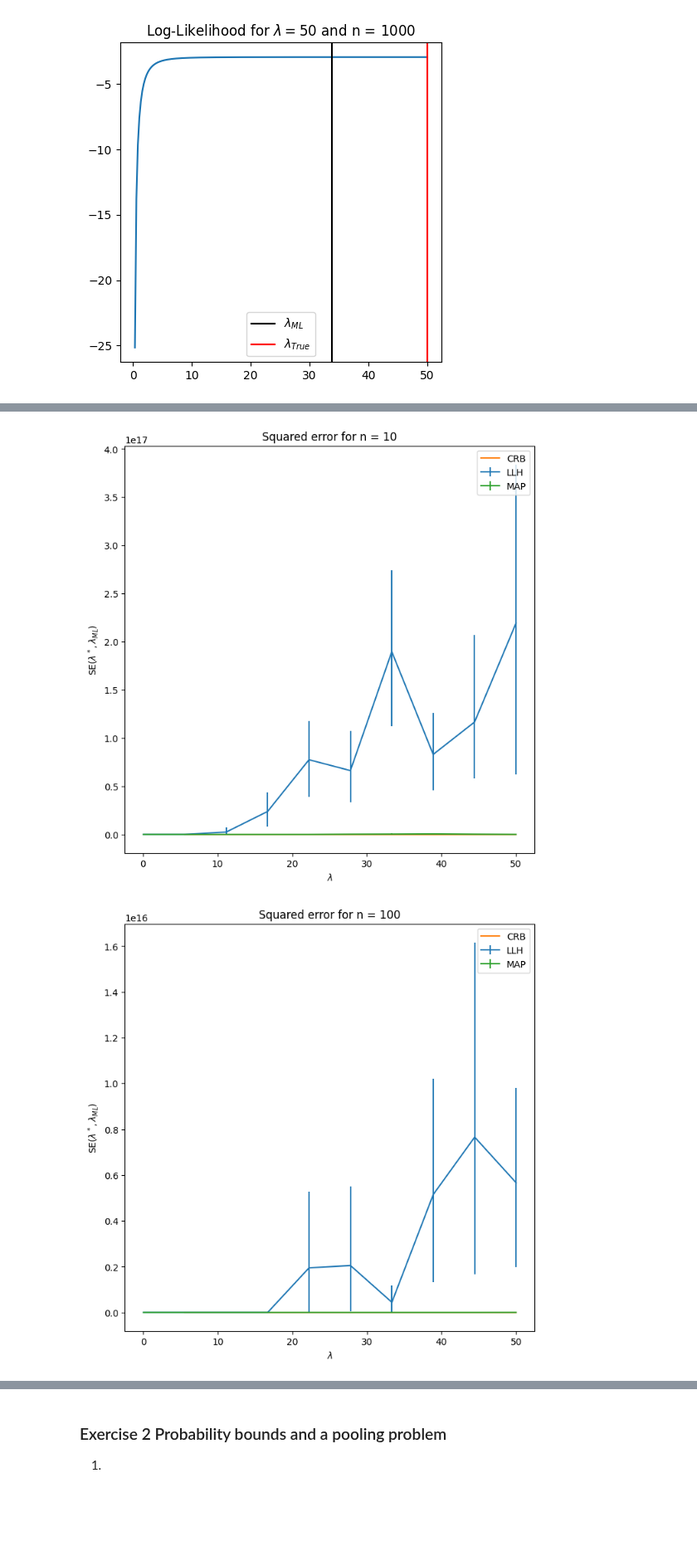
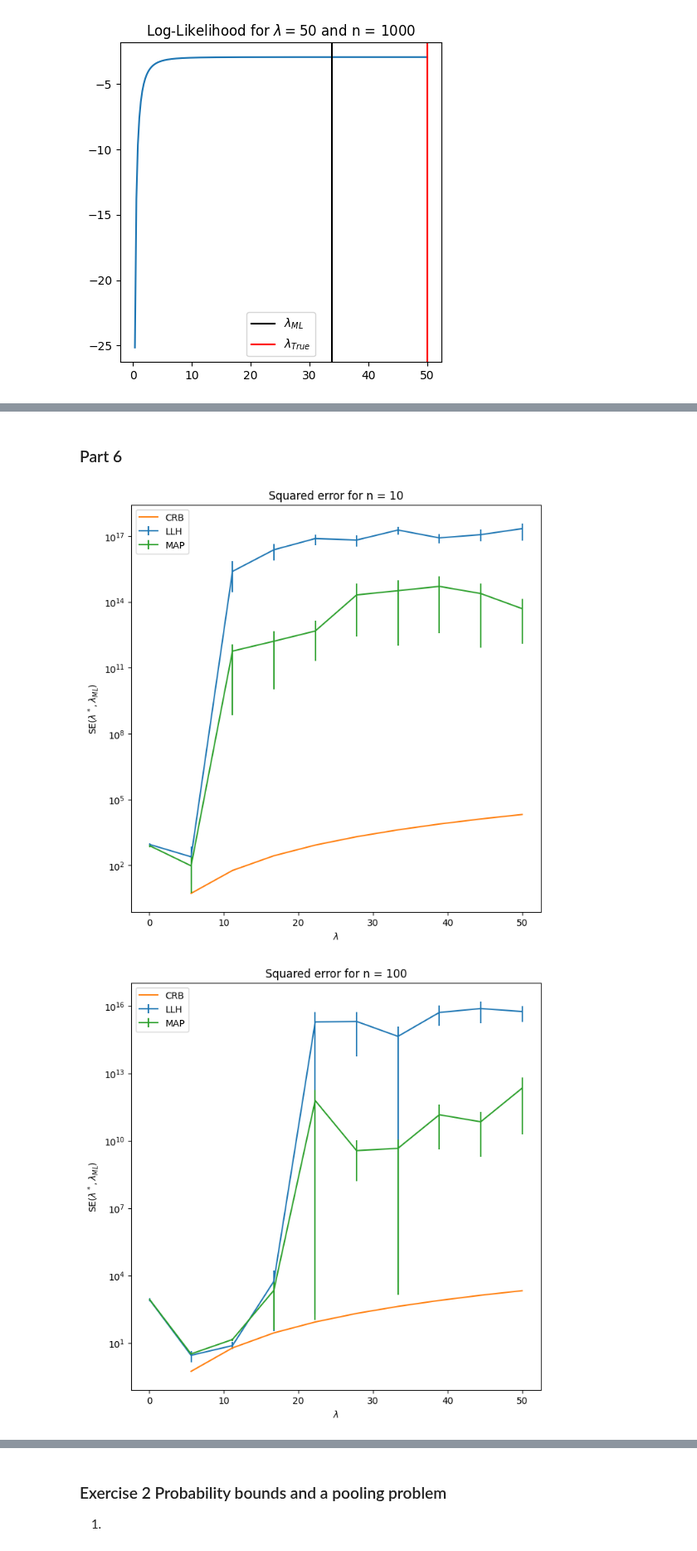
Before and after one commit to roduit/FundamentalLearningEPFL, a Jupyter notebook: Homeworks/HW1/FoiL_HW1.ipynb, the cells around one changed output, grey strips where cells are left out. Shown at 83% size. Drawn from its saved outputs; the diff is of its cells as text; code cells hidden in the pictures; blank space fills up the shorter version.

```diff
--- a/Homeworks/HW1/FoiL_HW1.ipynb
+++ b/Homeworks/HW1/FoiL_HW1.ipynb
@@ -108,10 +112,14 @@ plt.show();
 # %%
 def log_likelihood(lambda_, obs):
+    """Function that calculate the log likelihood, given observations and a given lambda
+    """
     log_likelihood_value = -np.log(-lambda_ * (np.exp(-20 / lambda_) - np.exp(-1 / lambda_)))
     log_likelihood_value = log_likelihood_value - np.sum(obs) / (len(obs)*lambda_)
     return log_likelihood_value
 # %%
 def create_pdf(N, lambda_, seed = True):
+    """ Function that create the pdf for the given problem
+    """
     if seed:
         np.random.seed(13092001)
     obs = np.random.exponential(scale=lambda_, size=20000)
@@ -121,6 +129,8 @@ def create_pdf(N, lambda_, seed = True):
     return obs
 # %%
 def minimizer_lambda(func, obs):
+    """Function that maximize a given function
+    """
     return minimize(lambda lbda: -func(lbda,obs),np.random.uniform(0.05,50), method = 'Nelder-Mead').x
 # %%
 #parameters
@@ -243,0 +256,17 @@ plot_map(lambda_star=50)
+# %%
+tab_lambda = np.linspace(0.05,50,1000)
+tab_N = [10,20,100,1000]
+plt.figure(figsize=(8,8))
+plt.title('Squared error for different n')
+plt.xlabel('$\lambda$')
+plt.ylabel('SE($\lambda^*,\lambda_{ML}$)')
+for N in tab_N:
+    se_list = []
+    for lbda in tab_lambda:
+        obs = create_pdf(N, lbda)
+        lambda_est = minimizer_lambda(compute_map, obs)
+        se = (lambda_est - lbda)**2
+        se_list.append(se)
+    plt.plot(tab_lambda,se_list, label=f'n = {N}')
+plt.legend()
+plt.show()
@@ -244,3 +275,5 @@ plot_map(lambda_star=50)
+# %% [markdown]
+### Part 6
 # %%
 from numpy import percentile
 from numpy.random import choice
@@ -303,32 +336,33 @@ for n in tab_N:
 
     N_CI_min_LLH.append(CI_min_LLH)
     N_CI_max_LLH.append(CI_max_LLH)
     N_MSE_LLH.append(SE_LLH)
 
     N_CI_min_MAP.append(CI_min_MAP)
     N_CI_max_MAP.append(CI_max_MAP)
     N_MSE_MAP.append(SE_MAP)
 
     CRB.append(crb)
 
 N_CI_min_LLH = np.array(N_CI_min_LLH)
 N_CI_max_LLH = np.array(N_CI_max_LLH)
 N_MSE_LLH = np.array(N_MSE_LLH)
 
 N_CI_min_MAP = np.array(N_CI_min_MAP)
 N_CI_max_MAP = np.array(N_CI_max_MAP)
 N_MSE_MAP = np.array(N_MSE_MAP)
 
 for i, n in enumerate(tab_N):
     plt.figure(figsize=(8,8))
     plt.title(f'Squared error for n = {n}')
     plt.xlabel('$\lambda$')
     plt.ylabel('SE($\lambda^*,\lambda_{ML}$)')
     plt.errorbar(tab_lambda,N_MSE_LLH[i], yerr=[N_MSE_LLH[i]-N_CI_min_LLH[i], N_CI_max_LLH[i]-N_MSE_LLH[i]],marker="", label=f'LLH')
     plt.plot(tab_lambda, CRB[i], label = 'CRB')
     plt.errorbar(tab_lambda,N_MSE_MAP[i], yerr=[N_MSE_MAP[i]-N_CI_min_MAP[i], N_CI_max_MAP[i]-N_MSE_MAP[i]],marker="", label = f'MAP')
     plt.legend()
+    plt.semilogy()
     plt.show()
 # %% [output]
-[figure, old version]
+[figure, new version]
-[figure, old version]
+[figure, new version]
```
Also changed, not shown: parts of 21 cells of this notebook.
